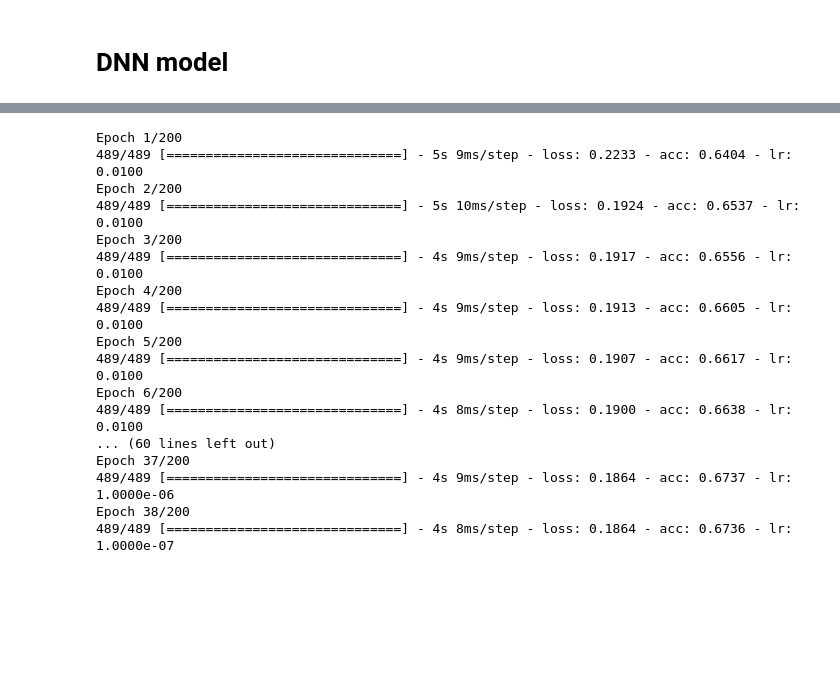
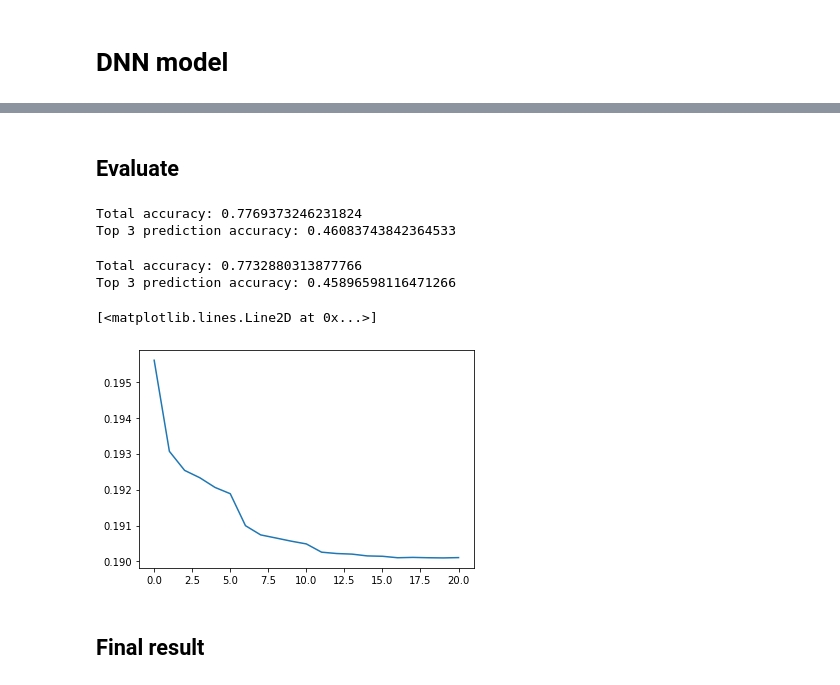
Before and after one commit to danhngan/Horse_racing_prediction, a Jupyter notebook: notebook/model.ipynb, the cells around one changed output, grey strips where cells are left out. Drawn from its saved outputs; the diff is of its cells as text; code cells hidden in the pictures; blank space fills up the shorter version.

```diff
--- a/notebook/model.ipynb
+++ b/notebook/model.ipynb
@@ -283,40 +356,31 @@ X_test_sc = scaler.transform(X_test)
 model_nn = tf.keras.Sequential([
     tf.keras.layers.Dense(200, activation='relu'),
     tf.keras.layers.Dense(200, activation='relu'),
-    tf.keras.layers.Dense(100, activation='relu', kernel_regularizer=tf.keras.regularizers.L2()),
+    tf.keras.layers.BatchNormalization(momentum=0.9),
     tf.keras.layers.Dense(100, activation='relu'),
-    tf.keras.layers.Dense(50, activation='relu', kernel_regularizer=tf.keras.regularizers.L2()),
+    tf.keras.layers.Dense(100, activation='relu'),
+    tf.keras.layers.BatchNormalization(momentum=0.9),
     tf.keras.layers.Dense(50, activation='relu'),
+    tf.keras.layers.Dense(50, activation='relu'),
+    tf.keras.layers.BatchNormalization(momentum=0.9),
     tf.keras.layers.Dense(1, activation='sigmoid'),
 ])
 # %%
-model_nn.compile(loss = 'binary_crossentropy',
-                optimizer=tf.keras.optimizers.Adam(learning_rate=0.01),
+model_nn.compile(
+                # loss = tf.keras.losses.BinaryFocalCrossentropy(),
+                loss = 'binary_crossentropy',
+                optimizer=tf.keras.optimizers.Adam(learning_rate=0.001),
                 metrics=['acc'])
 # %%
-callbacks = callbacks=[tf.keras.callbacks.ReduceLROnPlateau(fractions=0.1,monitor='loss', patience=3),
-                       tf.keras.callbacks.EarlyStopping(monitor='loss', patience=10, min_delta=0.0001)]
+callbacks = callbacks=[tf.keras.callbacks.ReduceLROnPlateau(fractions=0.1,monitor='val_loss', patience=5),
+                       tf.keras.callbacks.EarlyStopping(monitor='val_loss', patience=20, min_delta=0.0001),
+                       tf.keras.callbacks.ModelCheckpoint('model.hdf5', save_best_only=True)]
 # %%
 history = model_nn.fit(X_train_sc, y_train,
                        epochs = 200,
+                       validation_data=(X_val_sc, y_val),
                        batch_size=1024,
                        class_weight={0:0.2, 1:0.8},
                        callbacks=callbacks)
-# %% [output]
-Epoch 1/200
-489/489 [==============================] - 5s 9ms/step - loss: 0.2233 - acc: 0.6404 - lr: 0.0100
-Epoch 2/200
-489/489 [==============================] - 5s 10ms/step - loss: 0.1924 - acc: 0.6537 - lr: 0.0100
-Epoch 3/200
-489/489 [==============================] - 4s 9ms/step - loss: 0.1917 - acc: 0.6556 - lr: 0.0100
-Epoch 4/200
-489/489 [==============================] - 4s 9ms/step - loss: 0.1913 - acc: 0.6605 - lr: 0.0100
-Epoch 5/200
-489/489 [==============================] - 4s 9ms/step - loss: 0.1907 - acc: 0.6617 - lr: 0.0100
-Epoch 6/200
-489/489 [==============================] - 4s 8ms/step - loss: 0.1900 - acc: 0.6638 - lr: 0.0100
-... (60 lines left out)
-Epoch 37/200
-489/489 [==============================] - 4s 9ms/step - loss: 0.1864 - acc: 0.6737 - lr: 1.0000e-06
-Epoch 38/200
-489/489 [==============================] - 4s 8ms/step - loss: 0.1864 - acc: 0.6736 - lr: 1.0000e-07
+# %% [markdown]
+## Evaluate
@@ -323,3 +389,25 @@ Epoch 38/200
+# %%
+top3_pred = predict_top3_prob(model_nn, X_train_sc, raceid_train)
+print('Total accuracy:', accuracy_score(top3_train, top3_pred['Top 3']))
+print('Top 3 prediction accuracy:', top3_accuracy_score(top3_train.values, top3_pred['Top 3'].values))
+# %% [output]
+Total accuracy: 0.7769373246231824
+Top 3 prediction accuracy: 0.46083743842364533
+# %%
+top3_pred = predict_top3_prob(model_nn, X_val_sc, raceid_val)
+print('Total accuracy:', accuracy_score(top3_val, top3_pred['Top 3']))
+print('Top 3 prediction accuracy:', top3_accuracy_score(top3_val.values, top3_pred['Top 3'].values))
+# %% [output]
+Total accuracy: 0.7732880313877766
+Top 3 prediction accuracy: 0.45896598116471266
+# %%
+plt.plot(history.history['val_loss'])
+plt.plot(history.history['loss'])
+# %% [output]
+[<matplotlib.lines.Line2D at 0x...>]
+[figure, added]
+# %% [markdown]
+## Final result
 # %%
 top3_pred = predict_top3_prob(model_nn, X_test_sc, raceid_test)
 print('Total accuracy:', accuracy_score(top3_test, top3_pred['Top 3']))
```
Also changed, not shown: parts of 43 cells of this notebook.
